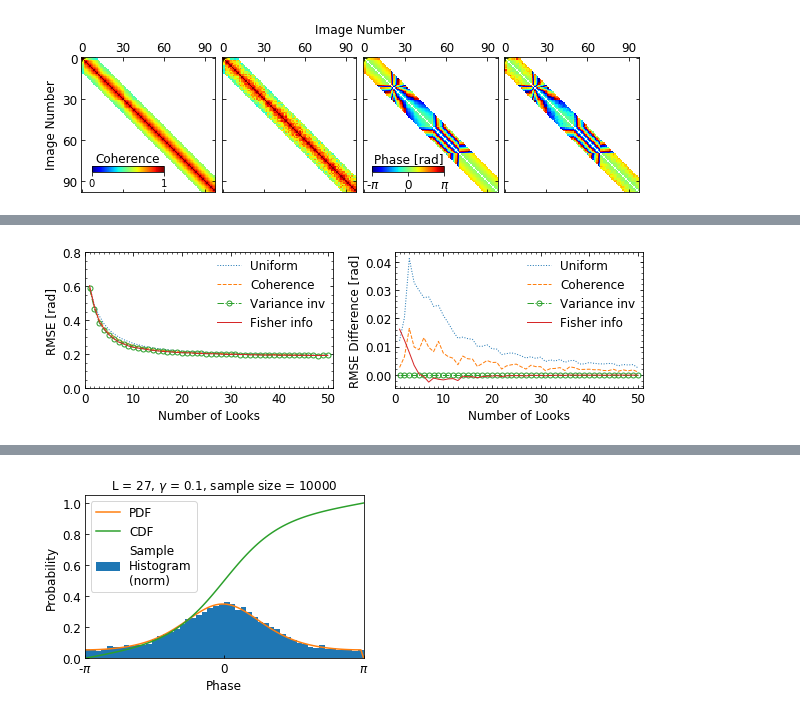
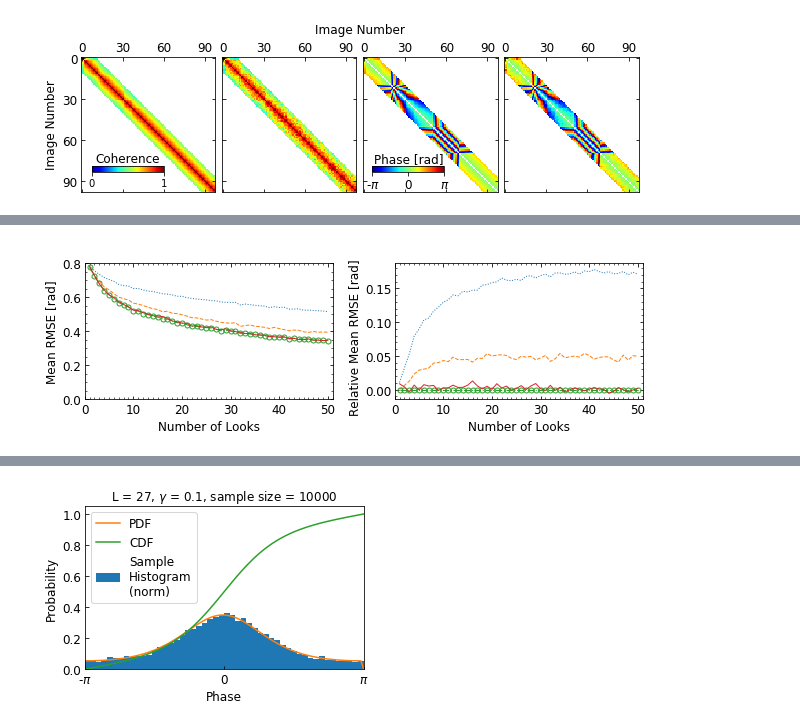
Before and after one commit to geodesymiami/Yunjun_et_al-2019-MintPy, a Jupyter notebook: Fig_01_sim4weight_functions.ipynb, the cells around one changed output, grey strips where cells are left out. Saved outputs shown, nothing was run; the diff lists cells and outputs as text; code cells hidden in the pictures.

```diff
--- a/Fig_01_sim4weight_functions.ipynb
+++ b/Fig_01_sim4weight_functions.ipynb
@@ -151,51 +172,47 @@ Done.
 # %%
 ## Figure 1 (e-f) - RMSE of estimated time-series from inversion with different weight functions
 
-# read data
-fcontent = np.load('{}.npy'.format(out_file))
-xx = fcontent[:, 0].reshape(-1, 1)
-rms_inv = fcontent[:, 1:]
+def plot_rmse(xx, rms_inv):
+    # plot
+    marker_list = [':', '--', '-.o', '-']
+    fig, axs = plt.subplots(nrows=1, ncols=2, figsize=[10, 2.5])
+    for i in range(len(weight_functions)):
+        rms = rms_inv[:, i]
+        rms_diff = rms_inv[:, i] - rms_inv[:, -2]
+        axs[0].plot(xx, rms,      marker_list[i], lw=1, ms=5, mfc='none', label=weight_functions[i])
+        axs[1].plot(xx, rms_diff, marker_list[i], lw=1, ms=5, mfc='none', label=weight_functions[i])
 
-# plot
-marker_list = [':', '--', '-.o', '-']
-fig, axs = plt.subplots(nrows=1, ncols=2, figsize=[10, 2.5])
-for i in range(len(weight_functions)):
-    rms = rms_inv[:, i]
-    rms_diff = rms_inv[:, i] - rms_inv[:, -2]
-    axs[0].plot(xx, rms,      marker_list[i], lw=1, ms=5, mfc='none', label=weight_functions[i])
-    axs[1].plot(xx, rms_diff, marker_list[i], lw=1, ms=5, mfc='none', label=weight_functions[i])
+    # axis format
+    axs[0].set_ylim(bottom=0.)
+    axs[0].set_ylim(top=0.8)
+    axs[0].set_ylabel('Mean RMSE [rad]', fontsize=font_size)
+    axs[1].set_ylabel('Relative Mean RMSE [rad]   ', fontsize=font_size)
 
-# axis format
-axs[0].set_ylim(bottom=0.)
-axs[0].set_ylim(top=0.8)
-axs[0].set_ylabel('RMSE [rad]', fontsize=font_size)
-axs[1].set_ylabel('RMSE Difference [rad]', fontsize=font_size)
+    for ax in axs:
+        ax.set_xlabel('Number of Looks', fontsize=font_size)
+        ax.set_xlim((0., np.max(xx)+1))
+        ax.xaxis.set_minor_locator(ticker.AutoMinorLocator(10))
+        ax.yaxis.set_minor_locator(ticker.AutoMinorLocator())
+        ax.tick_params(which='both', direction='in', labelsize=font_size, bottom=True, top=True, left=True, right=True)
+        if out_file == 'rmsVT200R0.0L50':
+            ax.legend(loc='best', ncol=1, fontsize=font_size, frameon=False, borderpad=0.1)
+    fig.subplots_adjust(wspace=0.25)
 
-for ax in axs:
-    ax.set_xlabel('Number of Looks', fontsize=font_size)
-    ax.set_xlim((0., np.max(xx)+1))
-    ax.xaxis.set_minor_locator(ticker.AutoMinorLocator(10))
-    ax.yaxis.set_minor_locator(ticker.AutoMinorLocator())
-    ax.tick_params(which='both', direction='in', labelsize=font_size, bottom=True, top=True, left=True, right=True)
-    if out_file == 'rmsVT200R0.0L50':
-        ax.legend(loc='best', ncol=1, fontsize=font_size, frameon=False, borderpad=0.1)
-fig.subplots_adjust(wspace=0.25)
+    # save
+    out_img = '{}.png'.format(out_file)
+    plt.savefig(out_img, bbox_inches='tight', transparent=True, dpi=fig_dpi)
+    print('saved to', out_img)
+    return out_img
 
-## Add insert axes
-#from mpl_toolkits.axes_grid1.inset_locator import zoomed_inset_axes, mark_inset, inset_axes
-#ax1 = inset_axes(ax, width='50%', height='45%', loc='upper right', borderpad=1.)  ## add insert rectangle
-#for i in range(len(weight_functions)):
-#    ax1.plot(xx.reshape(-1, 1), rms_inv[:, i], marker_list[i], lw=1, ms=5, mfc='none', label=weight_functions[i])
-#ax1.set_xlim(0.8, 4.2)
-#daoi = rms_inv[0:4,:]
-#ymin1, ymax1 = np.min(daoi), np.max(daoi); ylen = ymax1 - ymin1
-#ax1.set_ylim(ymin1-ylen*0.1, ymax1+ylen*0.1)
-#ax1.xaxis.set_minor_locator(ticker.AutoMinorLocator(1))
-#ax1.yaxis.set_minor_locator(ticker.AutoMinorLocator())
-#ax1.tick_params(which='both', direction='in', labelsize=font_size, bottom=True, top=True, left=True, right=True)
-#mark_inset(ax, ax1, loc1=2, loc2=3, fc="none", ec="0.5")
-
-# save
-plt.savefig('{}.png'.format(out_file), bbox_inches='tight', transparent=True, dpi=fig_dpi)
+## plot all figures
+for t_decor, c_resid in zip([50,  50,  200, 200, 200],
+                            [0.0, 0.1, 0.0, 0.2, 0.4]):
+    out_file = 'rmsVT{:.0f}R{:.1f}L{:d}'.format(t_decor, c_resid, L_max)
+    # read data
+    fcontent = np.load('{}.npy'.format(out_file))
+    xx = fcontent[:, 0].reshape(-1, 1)
+    rms_inv = fcontent[:, 1:]
+    # plot
+    plot_rmse(xx, rms_inv)
 plt.show()
 # %% [output]
@@ -202 +224 @@ plt.show()
-[figure, old version]
+[figure, new version]
```
Also changed, not shown: parts of 3 cells of this notebook.
